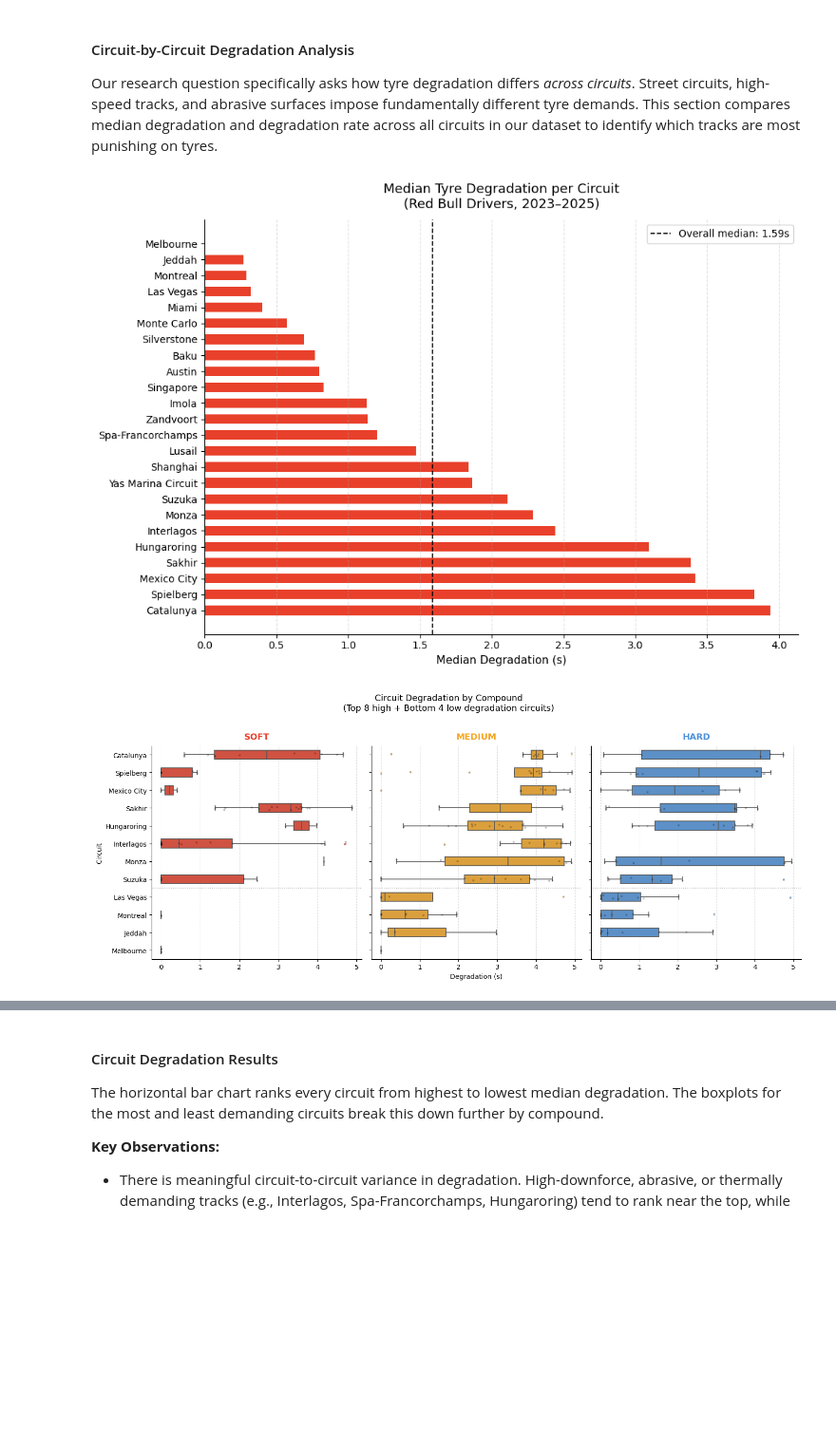
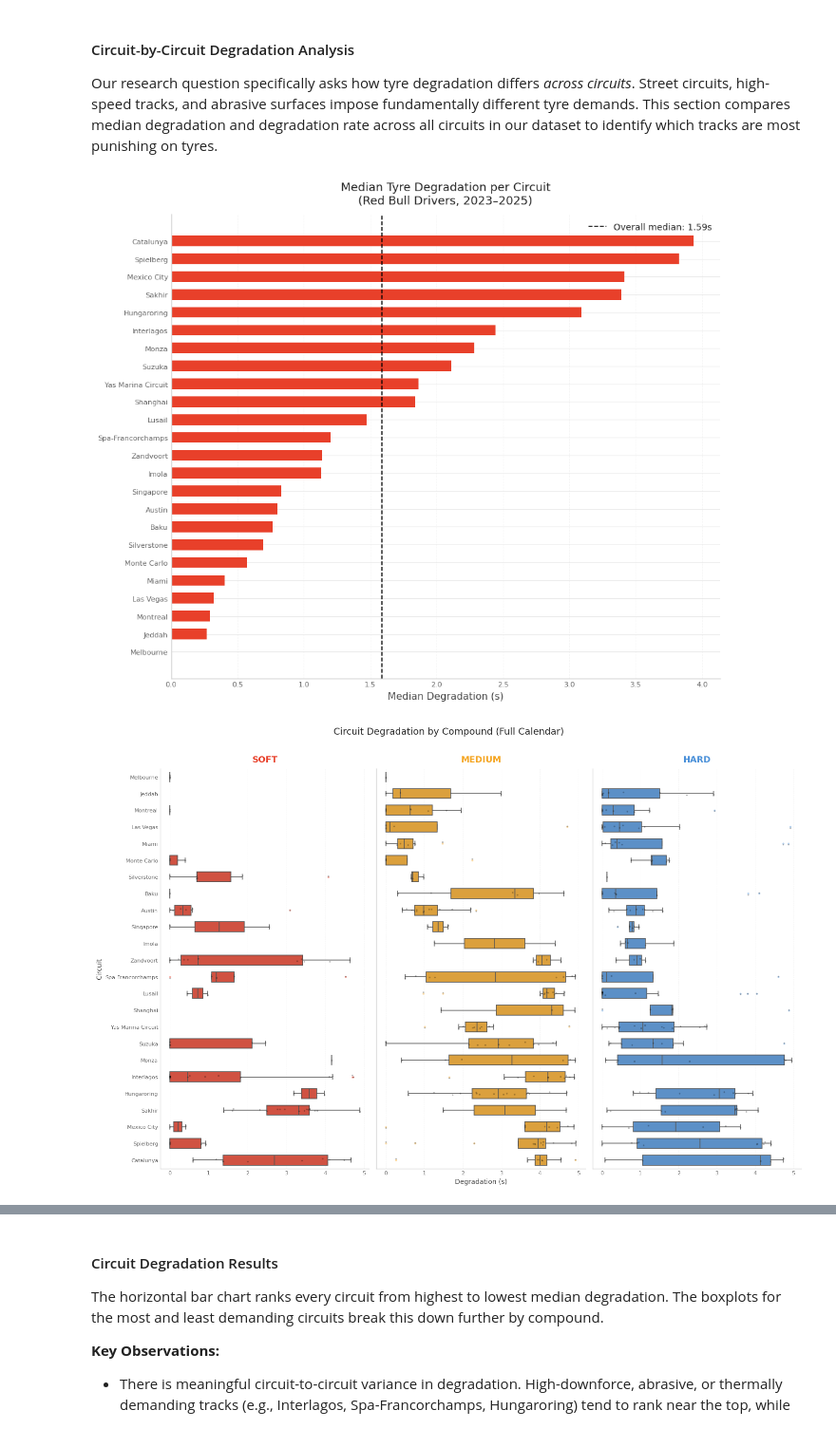
Before and after one commit to COGS108/Group071_WI26, a Jupyter notebook: 02-EDACheckpoint.ipynb, the cells around one changed output, grey strips where cells are left out. Shown at 95% size. Cells and saved outputs as stored; diff of their text form; code cells hidden in the pictures; blank space fills up the shorter version.

Commit message:
Edited graph to include all tracks

```diff
--- a/02-EDACheckpoint.ipynb
+++ b/02-EDACheckpoint.ipynb
@@ -916,7 +916,7 @@ From the boxplot, we can see that the consistencies of the drivers can differ qu
 
 Our research question specifically asks how tyre degradation differs *across circuits*. Street circuits, high-speed tracks, and abrasive surfaces impose fundamentally different tyre demands. This section compares median degradation and degradation rate across all circuits in our dataset to identify which tracks are most punishing on tyres.
 # %%
-# ── Circuit-by-Circuit Degradation Analysis ───────────────────────────────────
+# ── Circuit-by-Circuit Degradation Analysis (All Circuits) ───────────────────
 
 COLORS = {
     'SOFT':   '#E8402A',
@@ -924,23 +924,25 @@ COLORS = {
     'HARD':   '#4A90D9',
 }
 
-# ── Circuit summary stats ──────────────────────────────────────────────────────
+# ── 1. Circuit summary stats (Flipped ordering: Low to High) ────────────────
 circuit_stats = (
     clean_data.groupby('circuit_short_name')['degradation_seconds']
     .agg(median='median', mean='mean', std='std', count='count')
     .reset_index()
-    .sort_values('median', ascending=False)
+    .sort_values('median', ascending=True)  # Flipped to Ascending
 )
 
-# ── Plot 1: Horizontal bar chart ───────────────────────────────────────────────
-fig, ax = plt.subplots(figsize=(10, 7))
+# Define all circuits for plotting
+selected_circuits = circuit_stats['circuit_short_name'].tolist()
 
-bar_colors = ['#E8402A']
+# ── Plot 1: Horizontal bar chart (All Circuits) ──────────────────────────────
+# Increased height to accommodate all circuits
+fig, ax = plt.subplots(figsize=(10, len(selected_circuits) * 0.35))
 
 ax.barh(
     circuit_stats['circuit_short_name'],
     circuit_stats['median'],
-    color=bar_colors,
+    color='#E8402A',
     edgecolor='none',
     height=0.6,
 )
@@ -958,19 +960,17 @@ ax.legend(fontsize=10)
 ax.grid(axis='x', linestyle='--', alpha=0.4)
 ax.spines[['top', 'right']].set_visible(False)
 plt.tight_layout()
+plt.savefig("./results/median_tyre_degredation_per_circuit.png", dpi=300)
 plt.show()
 
-# ── Plot 2: 3 subplots, one per compound ──────────────────────────────────────
-top_circuits = circuit_stats.head(8)['circuit_short_name'].tolist()
-bot_circuits = circuit_stats.tail(4)['circuit_short_name'].tolist()
-selected_circuits = top_circuits + bot_circuits
-
+# ── Plot 2: 3 subplots, one per compound (All Circuits) ──────────────────────
 filtered = clean_data[clean_data['circuit_short_name'].isin(selected_circuits)].copy()
 filtered['circuit_short_name'] = pd.Categorical(
-    filtered['circuit_short_name'], categories=selected_circuits, ordered=True
-)
+    filtered['circuit_short_name'], categories=selected_circuits, ordered=True)
 
-fig, axes = plt.subplots(1, 3, figsize=(15, 6), sharey=True)
+# Dynamic height based on number of circuits to prevent overlap
+fig_height = max(6, len(selected_circuits) * 0.4)
+fig, axes = plt.subplots(1, 3, figsize=(15, fig_height), sharey=True)
 
 for ax, compound in zip(axes, ['SOFT', 'MEDIUM', 'HARD']):
     subset = filtered[filtered['compound'] == compound]
@@ -981,42 +981,42 @@ for ax, compound in zip(axes, ['SOFT', 'MEDIUM', 'HARD']):
         x='degradation_seconds',
         order=selected_circuits,
         color=COLORS[compound],
-        width=0.5,
-        linewidth=1.2,
+        width=0.6,
+        linewidth=1.1,
         flierprops=dict(marker='o', markersize=3, alpha=0.4,
                         markerfacecolor=COLORS[compound], markeredgewidth=0),
         ax=ax,
     )
 
     sns.stripplot(
         data=subset,
         y='circuit_short_name',
         x='degradation_seconds',
         order=selected_circuits,
         color='black',
         alpha=0.25,
-        size=3,
+        size=2.5,
         jitter=True,
         ax=ax,
     )
 
     ax.set_title(compound, fontsize=13, fontweight='bold',
                  color=COLORS[compound], pad=10)
     ax.set_xlabel('Degradation (s)' if compound == 'MEDIUM' else '')
     ax.set_ylabel('Circuit' if compound == 'SOFT' else '')
     ax.grid(axis='x', linestyle='--', alpha=0.4)
     ax.spines[['top', 'right']].set_visible(False)
-    ax.axhline(7.5, color='gray', linestyle=':', linewidth=1.0, alpha=0.7)
 
-fig.suptitle('Circuit Degradation by Compound\n(Top 8 high + Bottom 4 low degradation circuits)',
-             fontsize=13, y=1.02)
+# Removed the dividing axhline as we are now showing the full continuous list
+fig.suptitle('Circuit Degradation by Compound (Full Calendar)',
+             fontsize=14, y=1.01)
 plt.tight_layout()
-plt.savefig("./results/circuit_degradation_by_compound.png", dpi=300)
+plt.savefig("./results/circuit_degradation_by_compound_all.png", dpi=300)
 plt.show()
 
 # ── Summary table ──────────────────────────────────────────────────────────────
-print("\nCircuit degradation summary (sorted by median):")
+print(f"\nCircuit degradation summary for {len(selected_circuits)} circuits (sorted Low to High):")
 print(circuit_stats.to_string(index=False))
 # %% [output]
-[figure, old version]
+[figure, new version]
-[figure, old version]
+[figure, new version]
```
Also changed, not shown: parts of 1 cell of this notebook, 3 other files.
